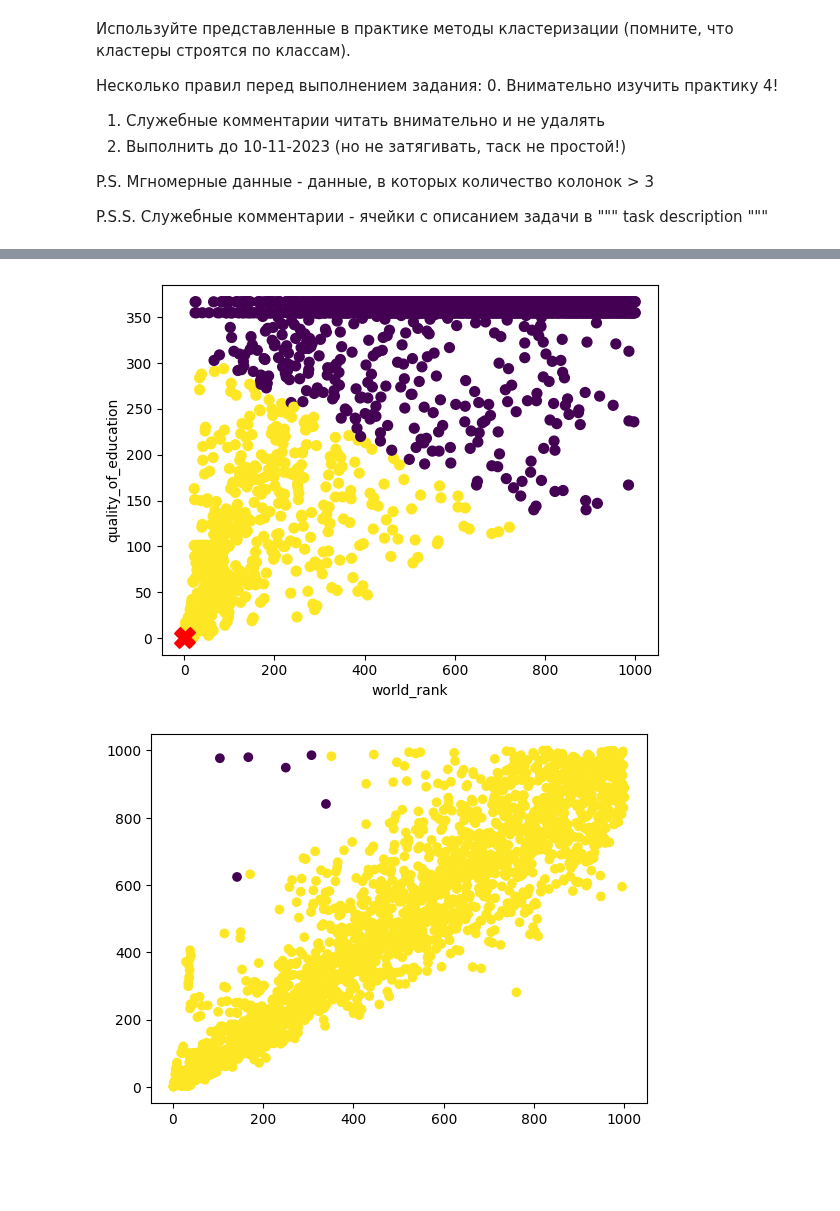
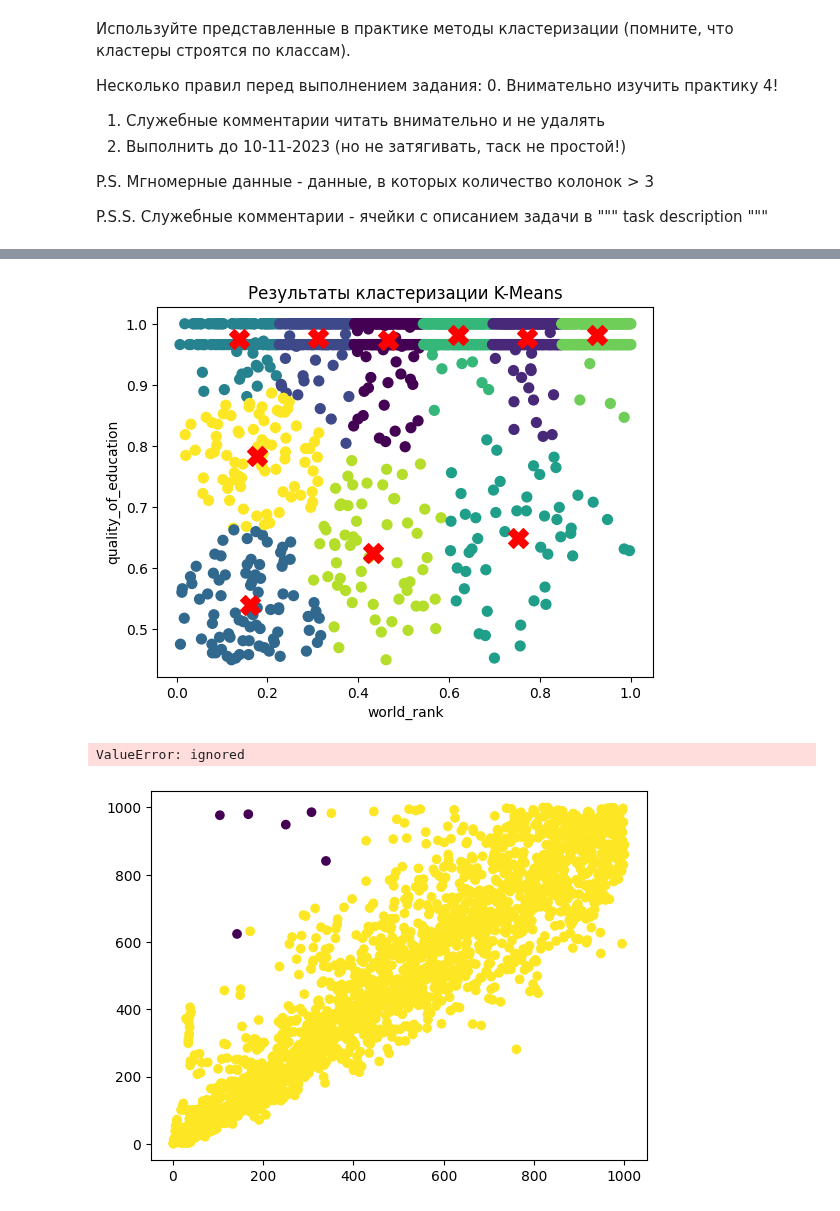
Before and after one commit to shyguuy/lab, a Jupyter notebook: lab4/Задание_4.ipynb, the cells around one changed output, grey strips where cells are left out. Saved outputs shown, nothing was run; the diff lists cells and outputs as text; code cells hidden in the pictures; blank space fills up the shorter version.

```diff
--- a/lab4/Задание_4.ipynb
+++ b/lab4/Задание_4.ipynb
@@ -218,20 +359,6 @@ df_cluster
 """
 Здесь k-means и метрики. Используйте несколько вариантов метрик (из практики), для поиска оптимального числа кластеров.
 """
-# %%
-# your_code here
-from sklearn.cluster import KMeans
-from sklearn import preprocessing
-
-col=['world_rank', 'quality_of_education']
-nClust=2
-
-X = preprocessing.MinMaxScaler().fit_transform(df[col].values)
-
-kmeans = KMeans(n_clusters=nClust).fit(X)
-
-cluster_centers = kmeans.cluster_centers_
-cluster_labels = kmeans.labels_
 # %%
 print(cluster_centers)
 # %% [output]
@@ -253,0 +371,20 @@ res
+# %%
+from sklearn.cluster import KMeans
+from sklearn.metrics import calinski_harabasz_score,silhouette_score,davies_bouldin_score
+
+score_1 = []
+score_2 = []
+score_3 = []
+for k in range(2,11):
+  kmeans = KMeans(n_clusters= k,n_init = 10,random_state = 42)
+  kmeans.fit(df_cluster1)
+  score_1.append(calinski_harabasz_score(df_cluster1,kmeans.labels_))
+  score_2.append(silhouette_score(df_cluster1,kmeans.labels_))
+  score_3.append(davies_bouldin_score(df_cluster1,kmeans.labels_))
+print(f"Оптимальное число кластеров Calinski Harabasz Score {score_1.index(max(score_1)) + 2}, с баллом {max(score_1)}")
+print(f"Оптимальное число кластеров Silhouette Score {score_2.index(max(score_2)) + 2}, с баллом {max(score_2)}")
+print(f"Оптимальное число кластеров Davies Bouldin Score {score_3.index(min(score_3)) + 2}, с баллом {min(score_3)}")
+fig, axs = plt.subplots(nrows= 3 , ncols= 1 )
+axs[0].plot(range(2, 11), score_1)
+axs[1].plot(range(2, 11), score_2)
+axs[2].plot(range(2, 11), score_3)
@@ -257,18 +400,43 @@ res
 (Для многомерных данных используйте сжатие методами (на выбор один из) PCA/t-TSNE/umap до 2,3 точек - влияет на вид гарфика, если 2 точки - то двумерный, если три точки - то трехмерный)
 """
 # %%
-from matplotlib import pyplot as plt
-plt.scatter(df["world_rank"], df["quality_of_education"], c=cluster_labels, s=50, cmap='viridis')
+kmeans = KMeans(n_clusters= 10,n_init = 10,random_state = 42)
+kmeans.fit(df_cluster1)
+
+
+cluster_centers = kmeans.cluster_centers_
+cluster_labels = kmeans.labels_
+plt.scatter(df_cluster1['world_rank'], df_cluster1['quality_of_education'], c=cluster_labels, s=50, cmap='viridis')
 plt.scatter(cluster_centers[:, 0], cluster_centers[:, 1], c='red', s=200, marker='X')
 plt.xlabel('world_rank')
 plt.ylabel('quality_of_education')
+plt.title('Результаты кластеризации K-Means')
 plt.show()
 # %% [output]
-[figure, old version]
+[figure, new version]
 # %%
 """
 Здесь DBSCAN и метрики. Используйте поиск оптимального EPS. Объясните почему?
 """
+# %%
+from sklearn.preprocessing import StandardScaler
+from sklearn.cluster import DBSCAN
+
+x_scaler = StandardScaler().fit_transform(X)
+
+# Инициализация и обучение модели DBSCAN
+dbscan = DBSCAN(eps=0.35, min_samples=5)
+dbscan.fit(x_scaler)
+
+# Получение меток кластеров для каждой точки (-1 означает выбросы)
+labels = dbscan.labels_
+
+# Визуализация результатов, темные точки - выбросы
+plt.scatter(X.to_numpy()[:, 0], X.to_numpy()[:, 1], c=labels, cmap='viridis')
+plt.title('DBSCAN Clustering')
+plt.show()
+# %% [output]
+ValueError: ignored
 # %%
 """
 Здесь визуализация кластеров DBSCAN
```
Also changed, not shown: parts of 23 cells of this notebook.
